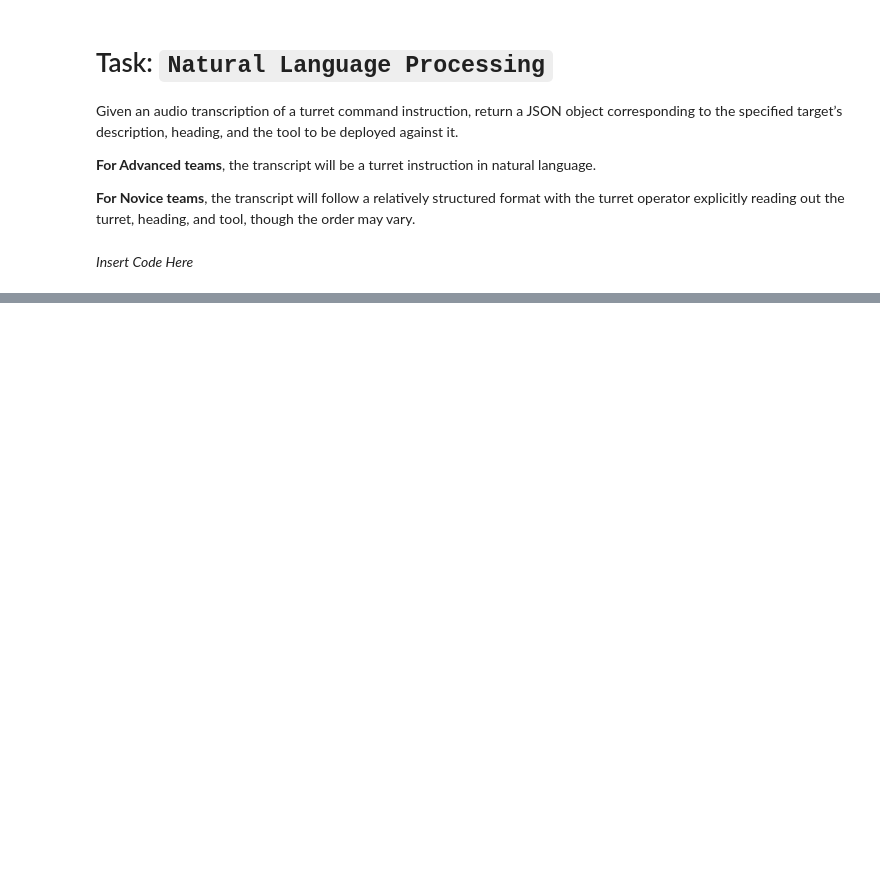
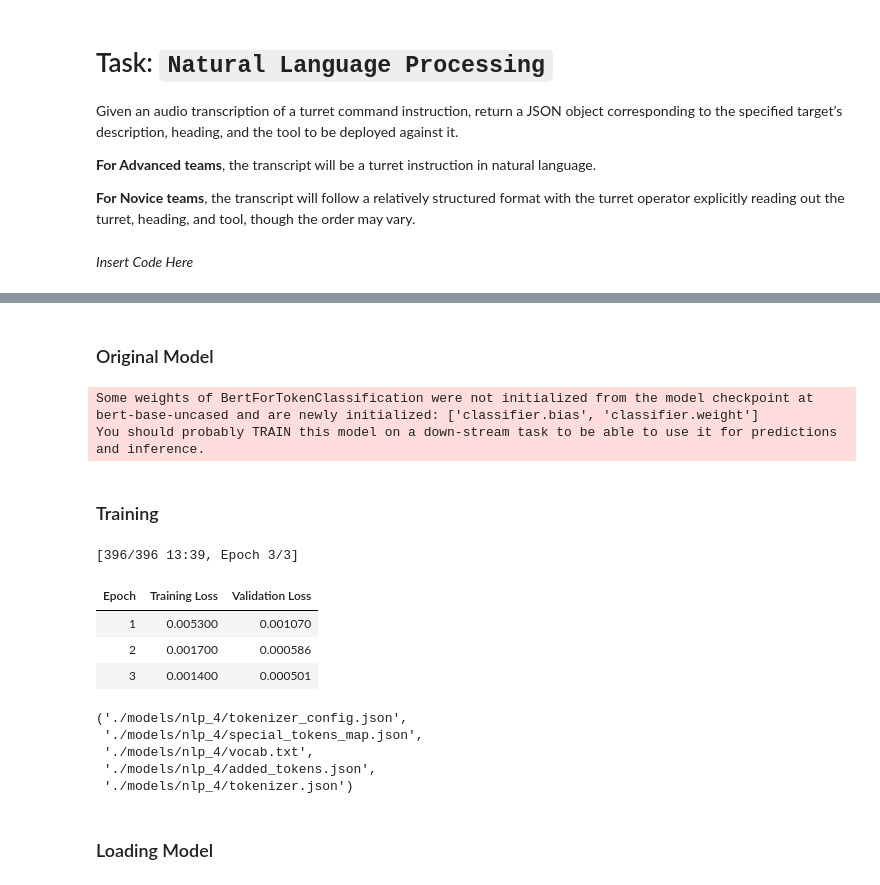
Before and after one commit to rachtrx/til-24-base, a Jupyter notebook: nlp/src/main.ipynb, the cells around one changed output, grey strips where cells are left out. Cells and saved outputs as stored; diff of their text form; code cells hidden in the pictures; blank space fills up the shorter version.

```diff
--- a/nlp/src/main.ipynb
+++ b/nlp/src/main.ipynb
@@ -17,8 +26,8 @@ cur_dir = os.getcwd()
 nlp_dir = os.path.dirname(cur_dir)
 til_dir = os.path.dirname(nlp_dir)
 home_dir = os.path.dirname(til_dir)
-data_dir = os.path.join(home_dir, 'novice')
-audio_dir = os.path.join(data_dir, 'audio')
+test_dir = os.path.join(home_dir, 'novice')
+audio_dir = os.path.join(test_dir, 'audio')
 
-audio_dir
+til_dir
 # %% [output]
@@ -81,4 +187,8 @@ val_dataset = datasets.Dataset.from_dict({"tokens": val_tokens, "ner_tags": val_
+# %% [markdown]
+### Original Model
 # %%
-label_list = ["O", "B-TARGET", "I-TARGET", "B-HEADING", "I-HEADING", "B-TOOL", "I-TOOL"]
-id2label = {i: label for i, label in enumerate(label_list)}
-label2id = {label: i for i, label in enumerate(label_list)}
+model = AutoModelForTokenClassification.from_pretrained("bert-base-uncased", num_labels=len(label_list))
+model.gradient_checkpointing_enable() # using gradient checkpointing to reduce memory usage by trading off compute time
+# %% [output]
+Some weights of BertForTokenClassification were not initialized from the model checkpoint at bert-base-uncased and are newly initialized: ['classifier.bias', 'classifier.weight']
+You should probably TRAIN this model on a down-stream task to be able to use it for predictions and inference.
@@ -133,0 +195,43 @@ trainer.train()
+# %% [markdown]
+### Training
+# %%
+# Set up the training arguments
+training_args = TrainingArguments(
+    output_dir="./results",
+    evaluation_strategy="epoch",
+    logging_strategy="steps",  # Enable logging
+    logging_steps=50,  # Log every 50 steps
+    learning_rate=2e-5,
+    per_device_train_batch_size=16,
+    per_device_eval_batch_size=16,
+    num_train_epochs=3,
+    weight_decay=0.01,
+    report_to="none",
+)
+
+trainer = Trainer(
+    model=model,
+    args=training_args,
+    train_dataset=tokenized_train_dataset,
+    eval_dataset=tokenized_val_dataset,
+    tokenizer=tokenizer,
+)
+
+# Train the model
+trainer.train()
+
+trainer.save_model("./models/nlp_4")
+tokenizer.save_pretrained("./models/nlp_4")
+# %% [output]
+[396/396 13:39, Epoch 3/3]
+| Epoch | Training Loss | Validation Loss |
+| 1 | 0.005300 | 0.001070 |
+| 2 | 0.001700 | 0.000586 |
+| 3 | 0.001400 | 0.000501 |
+('./models/nlp_4/tokenizer_config.json',
+ './models/nlp_4/special_tokens_map.json',
+ './models/nlp_4/vocab.txt',
+ './models/nlp_4/added_tokens.json',
+ './models/nlp_4/tokenizer.json')
+# %% [markdown]
+### Loading Model
```
Also changed, not shown: parts of 22 cells of this notebook, 9 other files.
